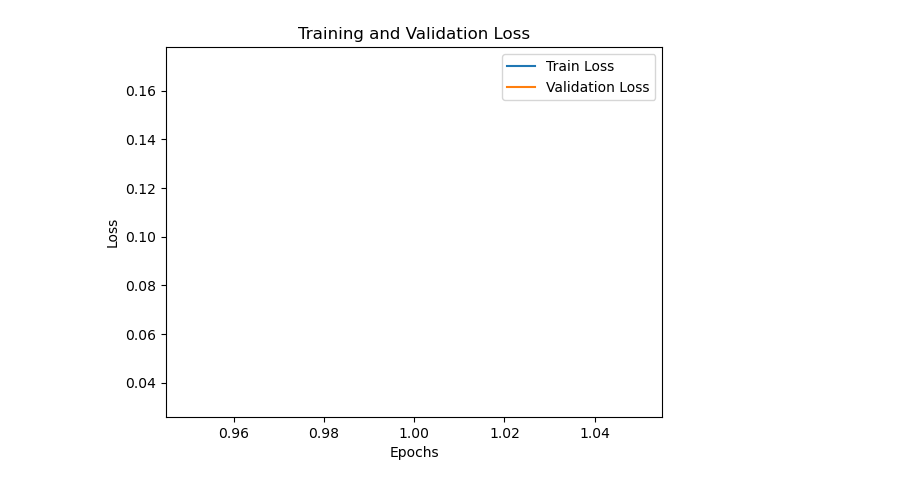
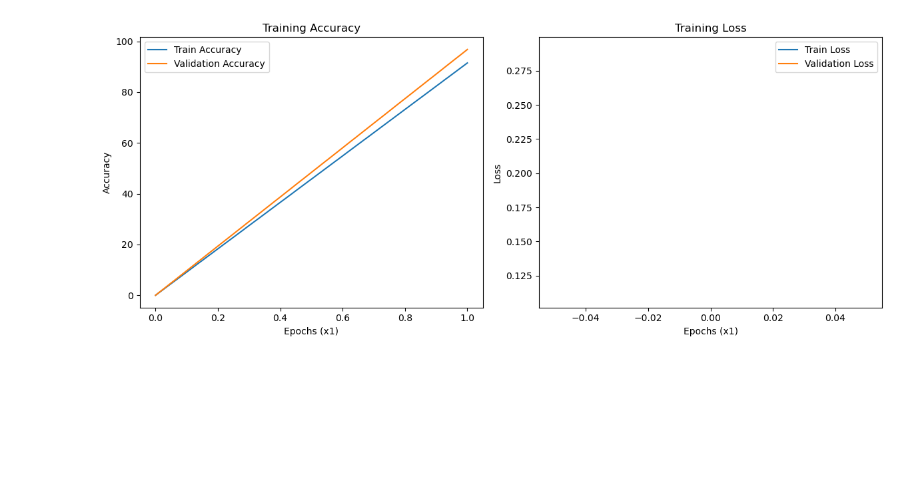
Before and after one commit to Frydjak/TUE-neural-networks-fundamentals, a Jupyter notebook: Improved_solution.ipynb, the cells around one changed output. Saved outputs shown, nothing was run; the diff lists cells and outputs as text; code cells hidden in the pictures; blank space fills up the shorter version.

```diff
--- a/Improved_solution.ipynb
+++ b/Improved_solution.ipynb
@@ -16,6 +16,10 @@ TEST_SIZE = 1000
 VALIDATION_SIZE = 1000
 EPOCHS = 10
 LEARNING_RATE = 0.001
+TRAININIG_UPDATES = 1 # number of epochs after which trainiing update is printed
+TRAINING_SHOW_UPDATES = 1 # number of epoch after which trainiing plot is shown
+BATCHSIZE = 256
+WORKERS = 8
 # %%
 # Load dataset from a file
 data = pd.read_csv('Datasets/MNIST_CSV/mnist.csv', header=None)
@@ -69,19 +73,27 @@ Label: 8
 values_train = torch.tensor(values_train.T, dtype=torch.float32).view(-1, 1, 28, 28)
 labels_train = torch.tensor(labels_train, dtype=torch.long)
 dataset_train = TensorDataset(values_train, labels_train)
-loader_train = DataLoader(dataset_train, batch_size=64, shuffle=True)
+loader_train = DataLoader(dataset_train,
+                          batch_size=BATCHSIZE,
+                          shuffle=True,
+                          num_workers=WORKERS)
 
 values_validation = torch.tensor(values_validation.T, dtype=torch.float32).view(-1, 1, 28, 28)
 labels_validation = torch.tensor(labels_validation, dtype=torch.long)
 dataset_validation = TensorDataset(values_validation, labels_validation)
-loader_validation = DataLoader(dataset_validation, batch_size=64, shuffle=False)
+loader_validation = DataLoader(dataset_validation,
+                               batch_size=BATCHSIZE,
+                               shuffle=False,
+                               num_workers=WORKERS)
 
 values_test = torch.tensor(values_test.T, dtype=torch.float32).view(-1, 1, 28, 28)
 labels_test = torch.tensor(labels_test, dtype=torch.long)
 dataset_test = TensorDataset(values_test, labels_test)
-loader_test = DataLoader(dataset_test, batch_size=64, shuffle=False)
+loader_test = DataLoader(dataset_test,
+                         batch_size=BATCHSIZE,
+                         shuffle=False,
+                         num_workers=WORKERS)
 
-# Option to print a sample to verify data correctness
 if DEBUG:
     sample_idx = 0
     plt.imshow(values_train[sample_idx].squeeze(), cmap="gray")
@@ -120,12 +132,17 @@ criterion = nn.CrossEntropyLoss()
 optimizer = optim.Adam(model.parameters(), lr=LEARNING_RATE)
 
 loss_train_history = []
+accuracy_train_history = [0]
+
 loss_validation_history = []
+accuracy_validation_history = [0]
+
 start_time = time.time()
 
-plt.ion()
-fig, ax = plt.subplots()
+correct_train = 0
+total_train = 0
 
+# Training loop
 for epoch in range(EPOCHS):
     model.train()
     running_loss = 0.0
@@ -137,33 +154,56 @@ for epoch in range(EPOCHS):
         loss.backward()
         optimizer.step()
         running_loss += loss.item()
-        print(f"Epoch [{epoch+1}/{EPOCHS}], Step [{i+1}/{len(loader_train)}], Loss: {loss.item():.4f}")
+
+        # Calculate accuracy
+        _, predicted = torch.max(outputs, 1)
+        total_train += labels.size(0)
+        correct_train += (predicted == labels).sum().item()
 
     loss_train_history.append(running_loss / len(loader_train))
+    accuracy_train_history.append(100 * correct_train / total_train)
 
-    # Validation loss
+    # Validation loop with accuracy calculation
     model.eval()
     val_loss = 0.0
+    correct_val = 0
+    total_val = 0
     with torch.no_grad():
         for images, labels in loader_validation:
             images, labels = images.to(device), labels.to(device)
             outputs = model(images)
             loss = criterion(outputs, labels)
             val_loss += loss.item()
+
+            # Calculate validation accuracy
+            _, predicted = torch.max(outputs, 1)
+            total_val += labels.size(0)
+            correct_val += (predicted == labels).sum().item()
+
     loss_validation_history.append(val_loss / len(loader_validation))
+    accuracy_validation_history.append(100 * correct_val / total_val)
 
-    ax.clear()
-    ax.plot(range(1, epoch+2), loss_train_history, label='Train Loss')
-    ax.plot(range(1, epoch+2), loss_validation_history, label='Validation Loss')
-    ax.set_xlabel('Epochs')
-    ax.set_ylabel('Loss')
-    ax.legend()
-    ax.set_title('Training and Validation Loss')
-    plt.pause(0.1)
+    if i % TRAINING_SHOW_UPDATES == 0:
+        print(f"Epoch [{epoch+1}/{EPOCHS}], Loss: {loss.item():.3f}")
+        fig, ax = plt.subplots(1, 2, figsize=(12, 5))  # 1 row, 2 columns
+
+        ax[0].plot(accuracy_train_history, label="Train Accuracy")
+        ax[0].plot(accuracy_validation_history, label="Validation Accuracy")
+        ax[0].set_title("Training Accuracy")
+        ax[0].set_xlabel(f"Epochs (x{TRAININIG_UPDATES})")
+        ax[0].set_ylabel("Accuracy")
+        ax[0].legend()
+
+        ax[1].plot(loss_train_history, label="Train Loss")
+        ax[1].plot(loss_validation_history, label="Validation Loss")
+        ax[1].set_title("Training Loss")
+        ax[1].set_xlabel(f"Epochs (x{TRAININIG_UPDATES})")
+        ax[1].set_ylabel("Loss")
+        ax[1].legend()
+
+        plt.tight_layout()
+        plt.show()
 
 end_time = time.time()
 training_time = end_time - start_time
-
-plt.ioff()
-plt.show()
 # %% [output]
@@ -187 +211 @@ Epoch [1/10], Step [1063/1063], Loss: 0.0224
-[figure, old version]
+[figure, new version]
```
Also changed, not shown: parts of 4 cells of this notebook, 2 other files.
